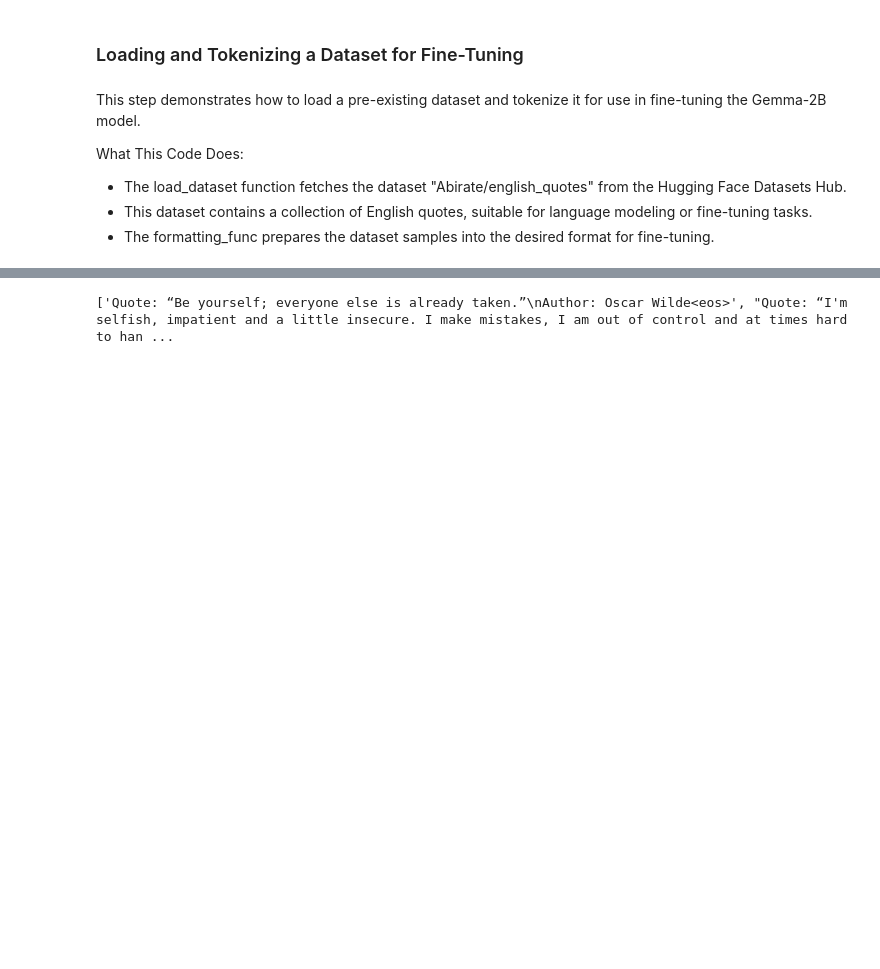
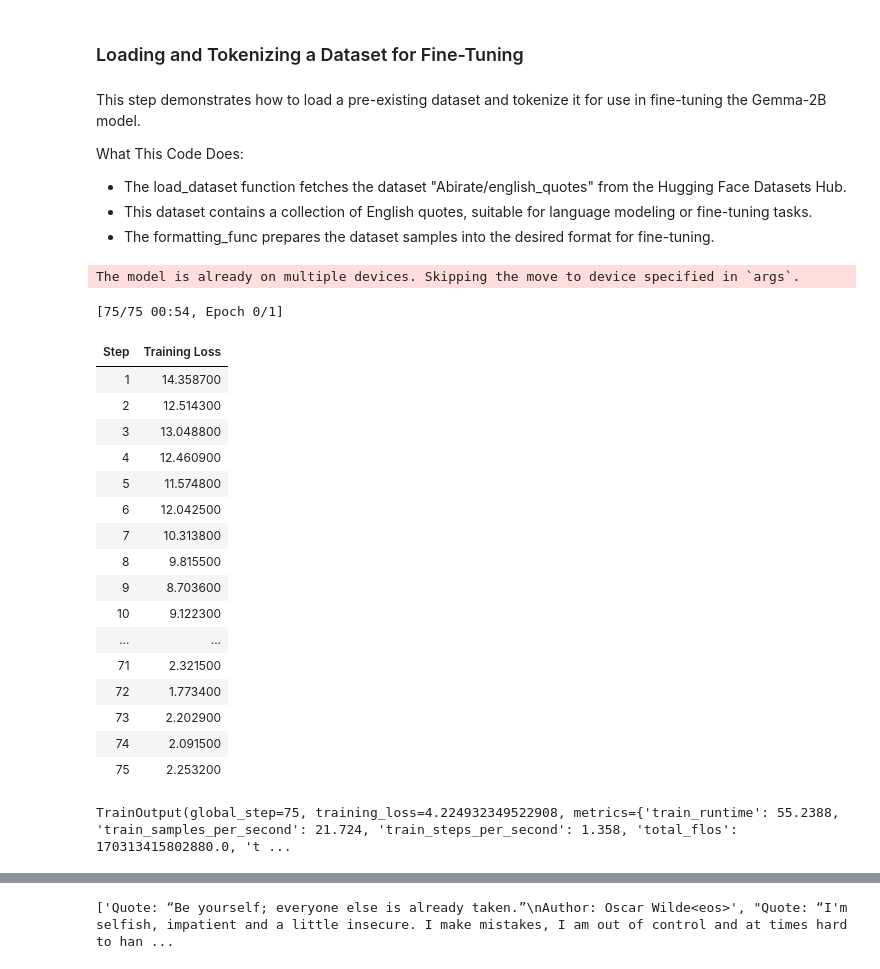
Before and after one commit to slimaniiyassine/mcpProject, a Jupyter notebook: colabs/gemma_lora_last.ipynb, the cells around one changed output, grey strips where cells are left out. Saved outputs shown, nothing was run; the diff lists cells and outputs as text; code cells hidden in the pictures; blank space fills up the shorter version.

```diff
--- a/colabs/gemma_lora_last.ipynb
+++ b/colabs/gemma_lora_last.ipynb
@@ -162,3 +180,65 @@ What This Code Does:
   * The load_dataset function fetches the dataset "Abirate/english_quotes" from the Hugging Face Datasets Hub.
   * This dataset contains a collection of English quotes, suitable for language modeling or fine-tuning tasks.
   * The formatting_func prepares the dataset samples into the desired format for fine-tuning.
+# %%
+# Configure LoRA
+lora_config = LoraConfig(
+    r = 8,
+    target_modules = ["q_proj", "o_proj", "k_proj", "v_proj",
+                      "gate_proj", "up_proj", "down_proj"],
+    task_type = "CAUSAL_LM"
+)
+
+# Get the data
+data = load_dataset("/content/deeplink_training_all_full")
+data = data.map(lambda samples: tokenizer(samples["text"], samples["Context"]), batched=True)
+
+def formatting_func(example):
+  text = f"Answer: {example['Answer'][0]}"
+  return [text]
+# %%
+from trl import SFTTrainer
+import transformers
+
+trainer = SFTTrainer(
+    model = model,
+    train_dataset = data["train"],
+    args = transformers.TrainingArguments(
+        per_device_train_batch_size = 4,
+        gradient_accumulation_steps = 4,
+        warmup_steps = 2,
+        max_steps = 75,
+        learning_rate = 2e-4,
+        fp16 = True,
+        logging_steps = 1,
+        output_dir = "outputs",
+        optim = "paged_adamw_8bit"
+    ),
+    peft_config = lora_config,
+    # formatting_func = formatting_func # Removed as dataset is already processed
+
+)
+# %% [output]
+The model is already on multiple devices. Skipping the move to device specified in `args`.
+# %%
+trainer.train()
+# %% [output]
+[75/75 00:54, Epoch 0/1]
+| Step | Training Loss |
+| 1 | 14.358700 |
+| 2 | 12.514300 |
+| 3 | 13.048800 |
+| 4 | 12.460900 |
+| 5 | 11.574800 |
+| 6 | 12.042500 |
+| 7 | 10.313800 |
+| 8 | 9.815500 |
+| 9 | 8.703600 |
+| 10 | 9.122300 |
+| ... | ... |
+| 71 | 2.321500 |
+| 72 | 1.773400 |
+| 73 | 2.202900 |
+| 74 | 2.091500 |
+| 75 | 2.253200 |
+TrainOutput(global_step=75, training_loss=4.224932349522908, metrics={'train_runtime': 55.2388, 'train_samples_per_second': 21.724, 'train_steps_per_second': 1.358, 'total_flos': 170313415802880.0, 't ...
```
Also changed, not shown: parts of 12 cells of this notebook.
